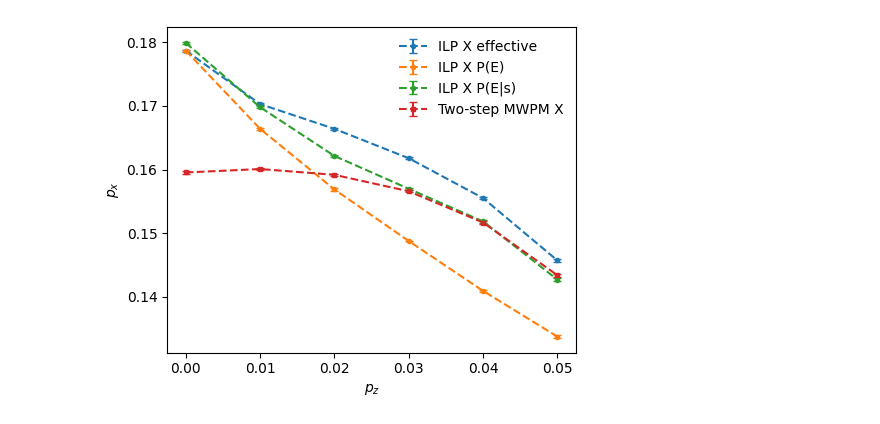
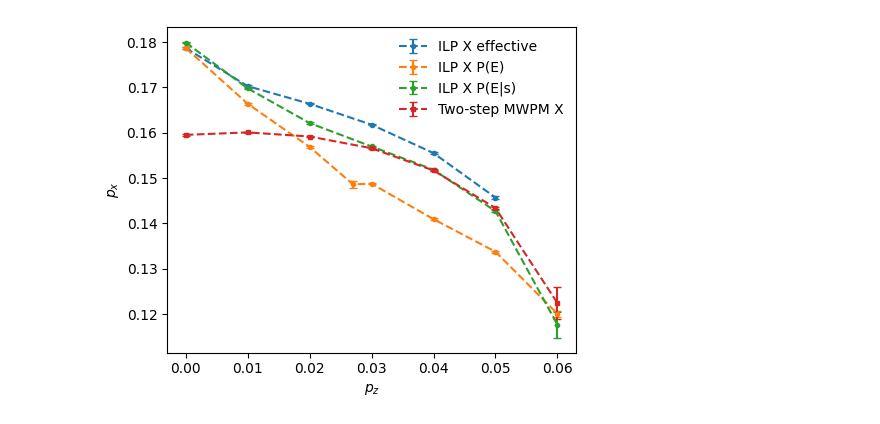
Before and after one commit to steamdou/TOPO-QC, a Jupyter notebook: data_plots/phase_diagram_X_final.ipynb, the cells around one changed output. Drawn from its saved outputs; the diff is of its cells as text; code cells hidden in the pictures.

```diff
--- a/data_plots/phase_diagram_X_final.ipynb
+++ b/data_plots/phase_diagram_X_final.ipynb
@@ -1,36 +1,37 @@
 # %%
 import numpy as np
 import matplotlib.pyplot as plt
 from matplotlib.patches import FancyArrowPatch
 
 pz = [0, 0.01, 0.02, 0.03, 0.04, 0.05]
+pz1 = [0, 0.01, 0.02, 0.03, 0.04, 0.05, 0.06]
+pz_E = [0, 0.01, 0.02, 0.027, 0.03, 0.04, 0.05, 0.06]
 
+heralded = [0.17989082, 0.16978796, 0.16212985, 0.15697445, 0.15184629, 0.14270943, 0.11766992]
+heralded_error = [1.62124397e-04, 1.76548649e-04, 1.72227139e-04, 1.60987254e-04, 1.85862146e-04, 2.69189255e-04, 2.90884711e-03 ]
 
-heralded = [0.17989082, 0.16978796, 0.16212985, 0.15697445, 0.15184629, 0.14270943]
-heralded_error = [1.62124397e-04, 1.76548649e-04, 1.72227139e-04, 1.60987254e-04, 1.85862146e-04, 2.69189255e-04 ]
-
-unheralded = [0.1595329, 0.16007706, 0.1591711, 0.15658606, 0.15167978, 0.1433962]
-unheralded_error = [1.88751928e-04, 1.56717053e-04, 1.44259312e-04, 1.47413164e-04, 1.77736227e-04, 2.46304590e-04]
+unheralded = [0.1595329, 0.16007706, 0.1591711, 0.15658606, 0.15167978, 0.1433962, 0.12245026]
+unheralded_error = [1.88751928e-04, 1.56717053e-04, 1.44259312e-04, 1.47413164e-04, 1.77736227e-04, 2.46304590e-04, 0.00353883]
 
 heralded_eff = [0.17867397, 0.17027839, 0.1663878, 0.16177028, 0.15551015, 0.14571825]
 heralded_eff_error = [1.59356652e-04, 1.55954862e-04, 1.46117232e-04, 1.50146779e-04, 1.80591743e-04, 2.30639473e-04]
 
-heralded_E = [0.17867397, 0.16639222, 0.15687343, 0.14877294, 0.14093787, 0.13376387]
-heralded_E_error = [1.59356652e-04, 1.73611815e-04, 1.73137742e-04, 6.41218431e-05, 1.68200527e-04, 2.03573089e-04]
+heralded_E = [0.17867397, 0.16639222, 0.15687343, 0.14861772, 0.14877294, 0.14093787, 0.13376387, 0.12006947]
+heralded_E_error = [1.59356652e-04, 1.73611815e-04, 1.73137742e-04,7.59178118e-04, 6.41218431e-05, 1.68200527e-04, 2.03573089e-04, 6.32845192e-04 ]
 
 
 plt.figure(figsize=(5, 4))
 plt.errorbar(pz, heralded_eff, yerr=heralded_eff_error, marker='o', markersize=3, linestyle='--', capsize=3, label='ILP X effective')
-plt.errorbar(pz, heralded_E, yerr=heralded_E_error, marker='o', markersize=3, linestyle='--', capsize=3, label='ILP X P(E)')
-plt.errorbar(pz, heralded, yerr=heralded_error, marker='o', markersize=3, linestyle='--', capsize=3, label='ILP X P(E|s)')
-plt.errorbar(pz, unheralded, yerr=unheralded_error, marker='s', markersize=3, linestyle='--', capsize=3, label='Two-step MWPM X')
+plt.errorbar(pz_E, heralded_E, yerr=heralded_E_error, marker='o', markersize=3, linestyle='--', capsize=3, label='ILP X P(E)')
+plt.errorbar(pz1, heralded, yerr=heralded_error, marker='o', markersize=3, linestyle='--', capsize=3, label='ILP X P(E|s)')
+plt.errorbar(pz1, unheralded, yerr=unheralded_error, marker='s', markersize=3, linestyle='--', capsize=3, label='Two-step MWPM X')
 
-
+# plt.vlines(0.033, ymin=0.14, ymax=0.18)
 plt.xlabel(r'$p_z$')
 plt.ylabel(r'$p_x$')
 plt.legend(frameon=False)
 
 plt.tight_layout()
 plt.show()
 # %% [output]
-[figure, old version]
+[figure, new version]
```
Also changed, not shown: 24 other files.
